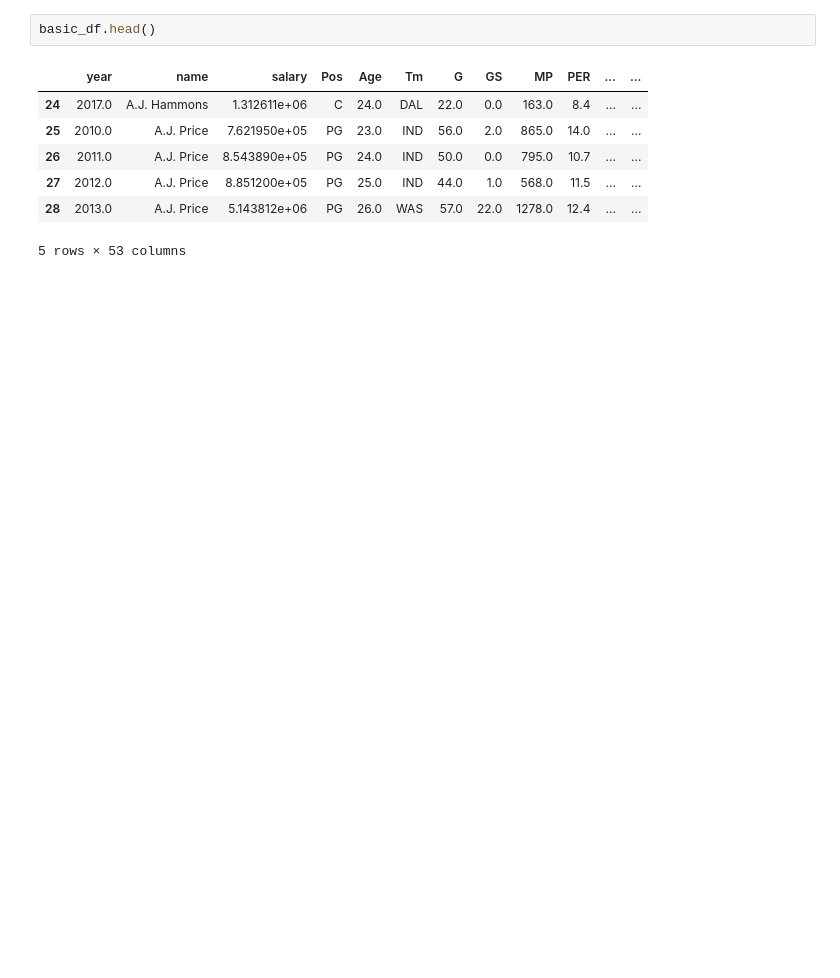
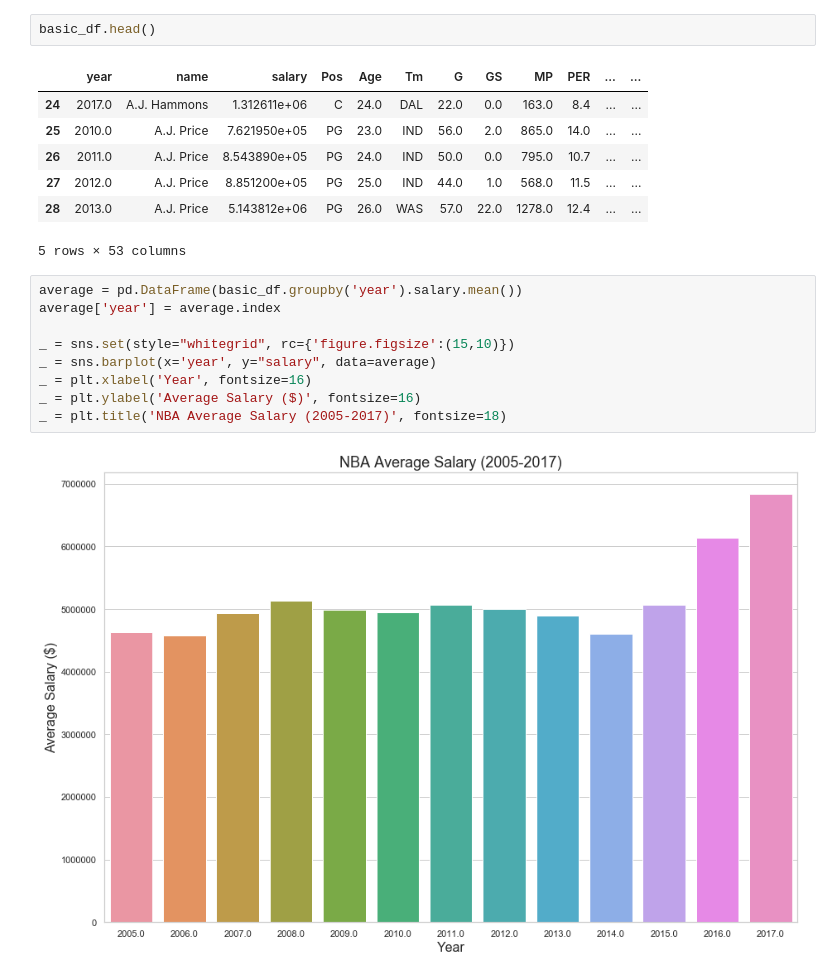
Before and after one commit to q0w9e8r7t6y5/springboard_DS, a Jupyter notebook: capstone1_nba_salary/capstone1_sishir.ipynb, the cells around one changed output. Cells and saved outputs as stored; diff of their text form; blank space fills up the shorter version.

```diff
--- a/capstone1_nba_salary/capstone1_sishir.ipynb
+++ b/capstone1_nba_salary/capstone1_sishir.ipynb
@@ -232,3 +233,14 @@ basic_df.head()
 | 27 | 2012.0 | A.J. Price | 8.851200e+05 | PG | 25.0 | IND | 44.0 | 1.0 | 568.0 | 11.5 | ... | ... |
 | 28 | 2013.0 | A.J. Price | 5.143812e+06 | PG | 26.0 | WAS | 57.0 | 22.0 | 1278.0 | 12.4 | ... | ... |
 5 rows × 53 columns
+# %%
+average = pd.DataFrame(basic_df.groupby('year').salary.mean())
+average['year'] = average.index
+
+_ = sns.set(style="whitegrid", rc={'figure.figsize':(15,10)})
+_ = sns.barplot(x='year', y="salary", data=average)
+_ = plt.xlabel('Year', fontsize=16)
+_ = plt.ylabel('Average Salary ($)', fontsize=16)
+_ = plt.title('NBA Average Salary (2005-2017)', fontsize=18)
+# %% [output]
+[figure, added]
```
Also changed, not shown: parts of 5 cells of this notebook.
